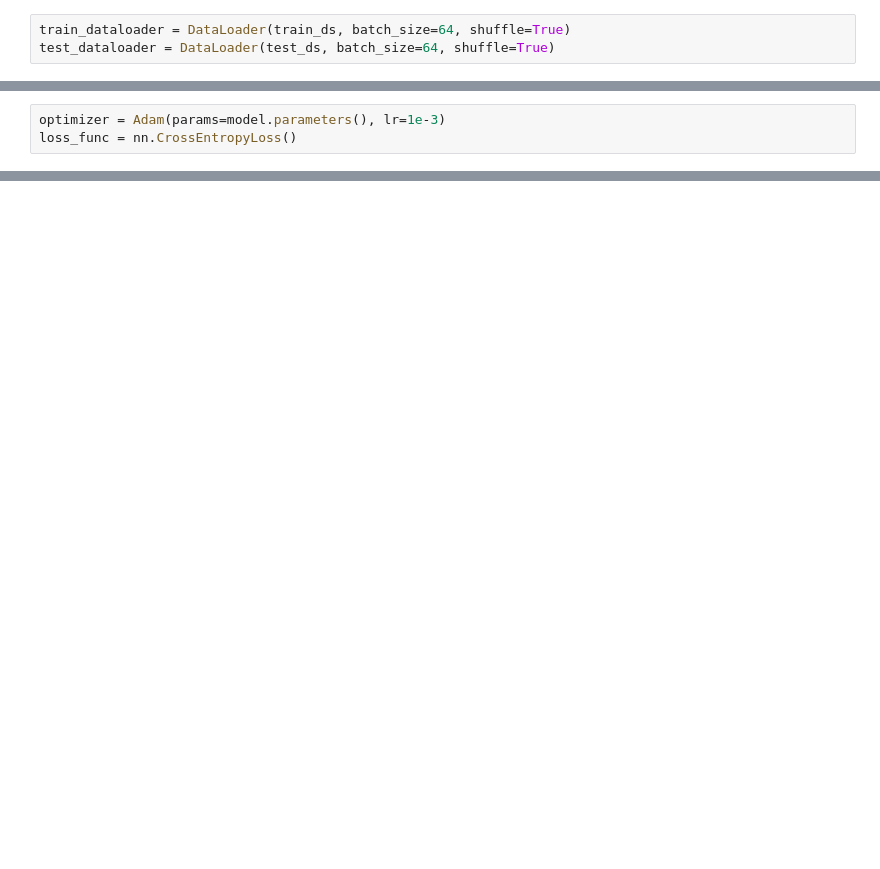
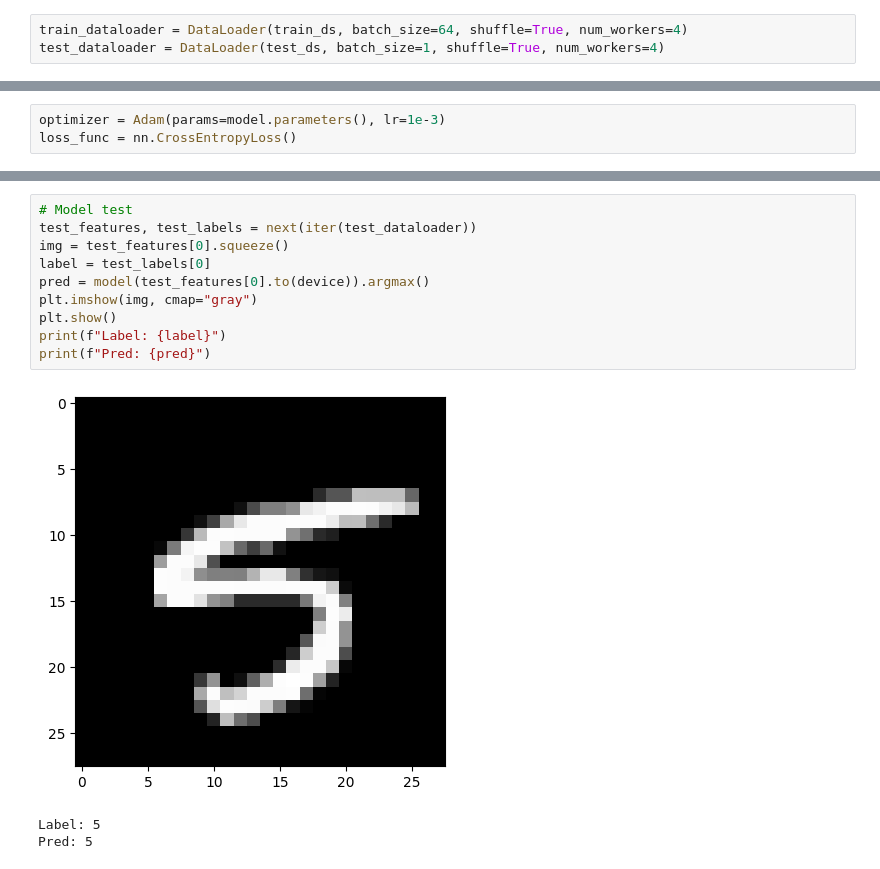
Before and after one commit to Danil-Ivonin/PythonTasksBozorov, a Jupyter notebook: ML_DNN/lab1.2.ipynb, the cells around one changed output, grey strips where cells are left out. Cells and saved outputs as stored; diff of their text form; blank space fills up the shorter version.

```diff
--- a/ML_DNN/lab1.2.ipynb
+++ b/ML_DNN/lab1.2.ipynb
@@ -27,7 +31,7 @@ test_ds = datasets.MNIST(
 )
 # %%
-train_dataloader = DataLoader(train_ds, batch_size=64, shuffle=True)
-test_dataloader = DataLoader(test_ds, batch_size=64, shuffle=True)
+train_dataloader = DataLoader(train_ds, batch_size=64, shuffle=True, num_workers=4)
+test_dataloader = DataLoader(test_ds, batch_size=1, shuffle=True, num_workers=4)
 # %%
 # Display image and label.
 train_features, train_labels = next(iter(train_dataloader))
@@ -106,0 +95,14 @@ plt.plot(losses)
+# %%
+# Model test
+test_features, test_labels = next(iter(test_dataloader))
+img = test_features[0].squeeze()
+label = test_labels[0]
+pred = model(test_features[0].to(device)).argmax()
+plt.imshow(img, cmap="gray")
+plt.show()
+print(f"Label: {label}")
+print(f"Pred: {pred}")
+# %% [output]
+[figure, added]
+Label: 5
+Pred: 5
```
Also changed, not shown: parts of 11 cells of this notebook, 1 other file.
